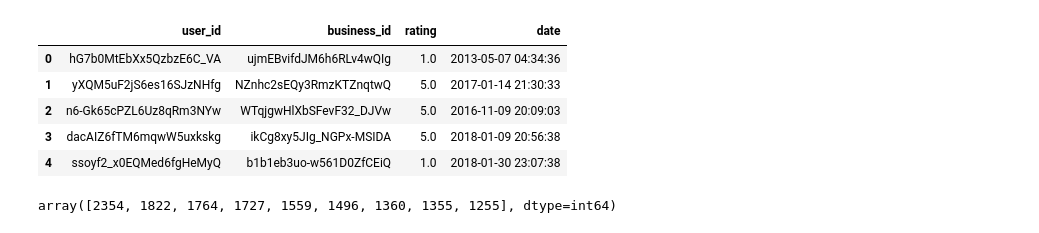
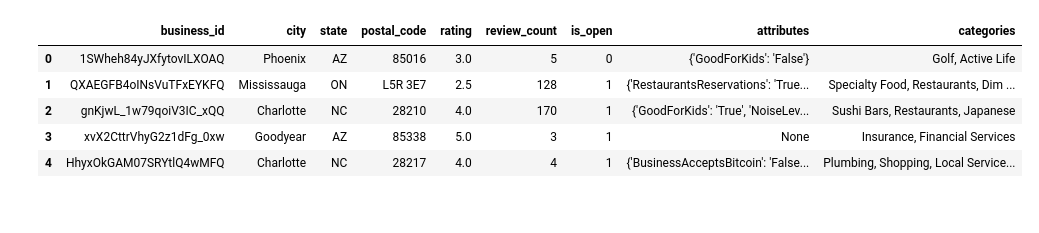
Before and after one commit to jkuo4/yelp-rating-predictor, a Jupyter notebook: edav_and_file_extraction.ipynb, the cells around one changed output. Drawn from its saved outputs; the diff is of its cells as text; code cells hidden in the pictures.

```diff
--- a/edav_and_file_extraction.ipynb
+++ b/edav_and_file_extraction.ipynb
@@ -12,16 +27,16 @@ from scipy import stats
 # review extraction
 
 line_count = len(open("data/review.json", encoding="utf8").readlines())
-user_ids, business_ids, stars, dates, props = [], [], [], [], []
+rating_ids, user_ids, business_ids, stars, dates, props = [], [], [], [], [], []
 with open("data/review.json", encoding="utf8") as f:
     for line in tqdm(f, total=line_count):
         blob = json.loads(line)
+        rating_ids += [blob["review_id"]]
         user_ids += [blob["user_id"]]
         business_ids += [blob["business_id"]]
         stars += [blob["stars"]]
         dates += [blob["date"]]
-        props += [blob["useful"]] + [blob["funny"]] + [blob["cool"]]
+        props += [blob["useful"] + blob["funny"] + blob["cool"]]
 
-ratings = pd.DataFrame({"user_id": user_ids, "business_id": business_ids, "rating": stars, "date": dates, "props": props})
-user_counts = ratings["user_id"].value_counts()
-active_users = user_counts.loc[user_counts >= 5].index.tolist()
+ratings = pd.DataFrame({"review_id": rating_ids, "user_id": user_ids, "business_id": business_ids,
+                        "rating": stars, "date": dates, "props": props})
@@ -144,13 +52,30 @@ Name: user_id, Length: 1000, dtype: int64
+# %%
+# business extraction
+
+line_count = len(open("data/business.json", encoding="utf8").readlines())
+business_ids, state, stars, review_count, is_open, attributes, categories, city, postal_code = [], [], [], [], [], [], [], [], []
+with open("data/business.json", encoding="utf8") as f:
+    for line in tqdm(f, total=line_count):
+        blob = json.loads(line)
+        business_ids += [blob["business_id"]]
+        city += [blob["city"]]
+        state += [blob["state"]]
+        postal_code += [blob["postal_code"]]
+        stars += [blob["stars"]]
+        review_count += [blob["review_count"]]
+        is_open += [blob["is_open"]]
+        attributes += [blob["attributes"]]
+        categories += [blob["categories"]]
+
+businesses = pd.DataFrame({"business_id": business_ids, "city": city, "state": state, "postal_code": postal_code,
+                           "rating": stars, "review_count": review_count, "is_open": is_open, "attributes": attributes,
+                           "categories": categories})
 # %%
-ratings.head()
+businesses.head()
 # %% [output]
-|  | user_id | business_id | rating | date |
-| 0 | hG7b0MtEbXx5QzbzE6C_VA | ujmEBvifdJM6h6RLv4wQIg | 1.0 | 2013-05-07 04:34:36 |
-| 1 | yXQM5uF2jS6es16SJzNHfg | NZnhc2sEQy3RmzKTZnqtwQ | 5.0 | 2017-01-14 21:30:33 |
-| 2 | n6-Gk65cPZL6Uz8qRm3NYw | WTqjgwHlXbSFevF32_DJVw | 5.0 | 2016-11-09 20:09:03 |
-| 3 | dacAIZ6fTM6mqwW5uxkskg | ikCg8xy5JIg_NGPx-MSIDA | 5.0 | 2018-01-09 20:56:38 |
-| 4 | ssoyf2_x0EQMed6fgHeMyQ | b1b1eb3uo-w561D0ZfCEiQ | 1.0 | 2018-01-30 23:07:38 |
+|  | business_id | city | state | postal_code | rating | review_count | is_open | attributes | categories |
+| 0 | 1SWheh84yJXfytovILXOAQ | Phoenix | AZ | 85016 | 3.0 | 5 | 0 | {'GoodForKids': 'False'} | Golf, Active Life |
+| 1 | QXAEGFB4oINsVuTFxEYKFQ | Mississauga | ON | L5R 3E7 | 2.5 | 128 | 1 | {'RestaurantsReservations': 'True... | Specialty Food, Restaurants, Dim ... |
+| 2 | gnKjwL_1w79qoiV3IC_xQQ | Charlotte | NC | 28210 | 4.0 | 170 | 1 | {'GoodForKids': 'True', 'NoiseLev... | Sushi Bars, Restaurants, Japanese |
+| 3 | xvX2CttrVhyG2z1dFg_0xw | Goodyear | AZ | 85338 | 5.0 | 3 | 1 | None | Insurance, Financial Services |
+| 4 | HhyxOkGAM07SRYtlQ4wMFQ | Charlotte | NC | 28217 | 4.0 | 4 | 1 | {'BusinessAcceptsBitcoin': 'False... | Plumbing, Shopping, Local Service... |
-# %%
-user_counts[1:10].values
-# %% [output]
-array([2354, 1822, 1764, 1727, 1559, 1496, 1360, 1355, 1255], dtype=int64)
```
Also changed, not shown: parts of 35 cells of this notebook, 1 other file.
